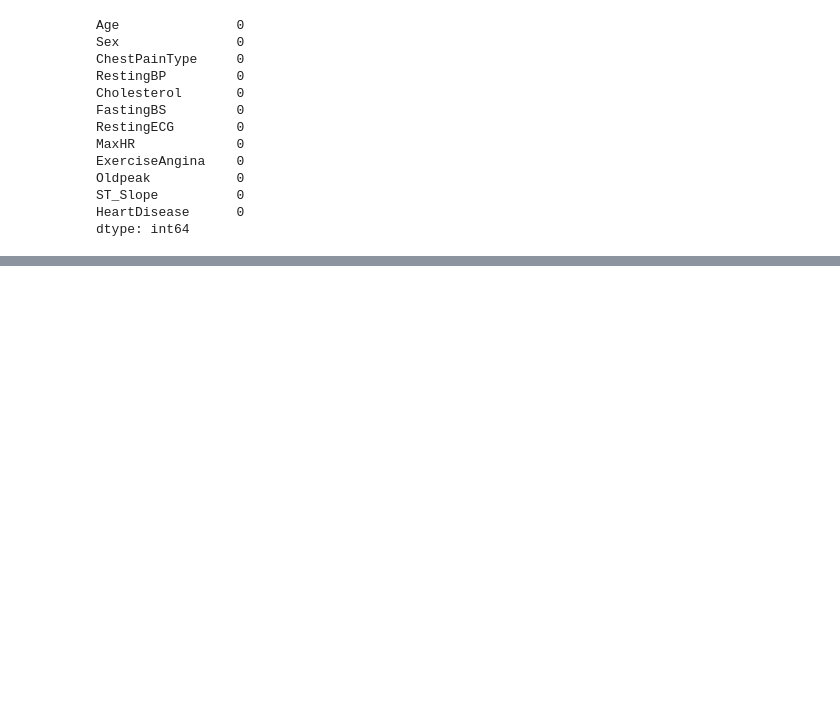
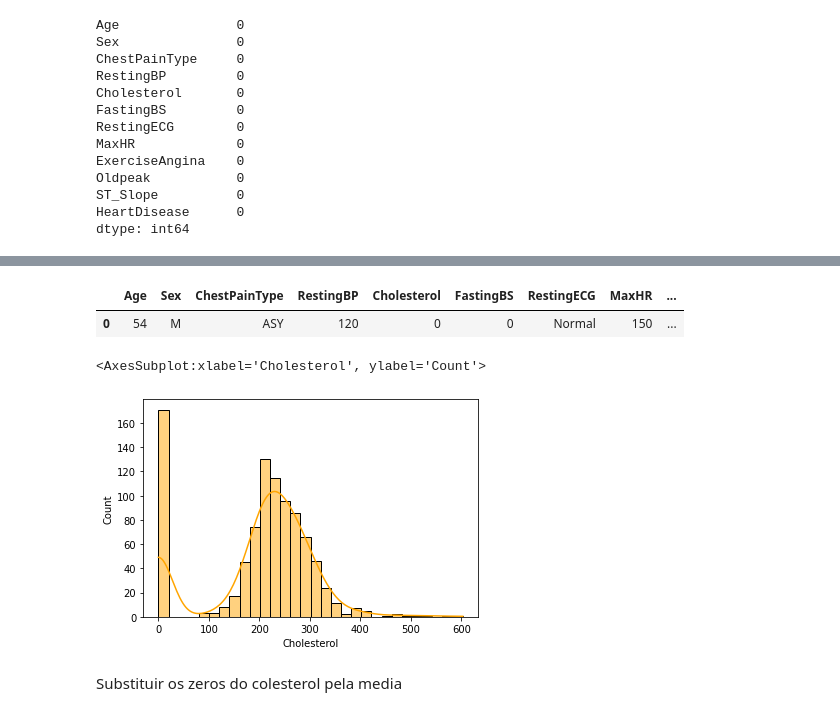
Before and after one commit to NityanandaBarbosa/Machine-Learning-Studies, a Jupyter notebook: supervised_learning_classification/exploring_analyzing_data.ipynb, the cells around one changed output, grey strips where cells are left out. Saved outputs shown, nothing was run; the diff lists cells and outputs as text; code cells hidden in the pictures; blank space fills up the shorter version.

```diff
--- a/supervised_learning_classification/exploring_analyzing_data.ipynb
+++ b/supervised_learning_classification/exploring_analyzing_data.ipynb
@@ -343,0 +365,3 @@ dados['Age'].fillna(10, inplace=True)
+# %%
+#Excluindo registro de pressão zero
+dados2 = dados.loc[dados.RestingBP != 0]
@@ -343,0 +384,12 @@ dados['Age'].fillna(10, inplace=True)
+# %%
+dados2.mode()
+# %% [output]
+|  | Age | Sex | ChestPainType | RestingBP | Cholesterol | FastingBS | RestingECG | MaxHR | ... |
+| 0 | 54 | M | ASY | 120 | 0 | 0 | Normal | 150 | ... |
+# %%
+sns.histplot(dados2, x='Cholesterol', bins=30, color="orange", kde=True, stat="count")
+# %% [output]
+<AxesSubplot:xlabel='Cholesterol', ylabel='Count'>
+[figure, added]
+# %% [markdown]
+Substituir os zeros do colesterol pela media
```
Also changed, not shown: parts of 21 cells of this notebook.
